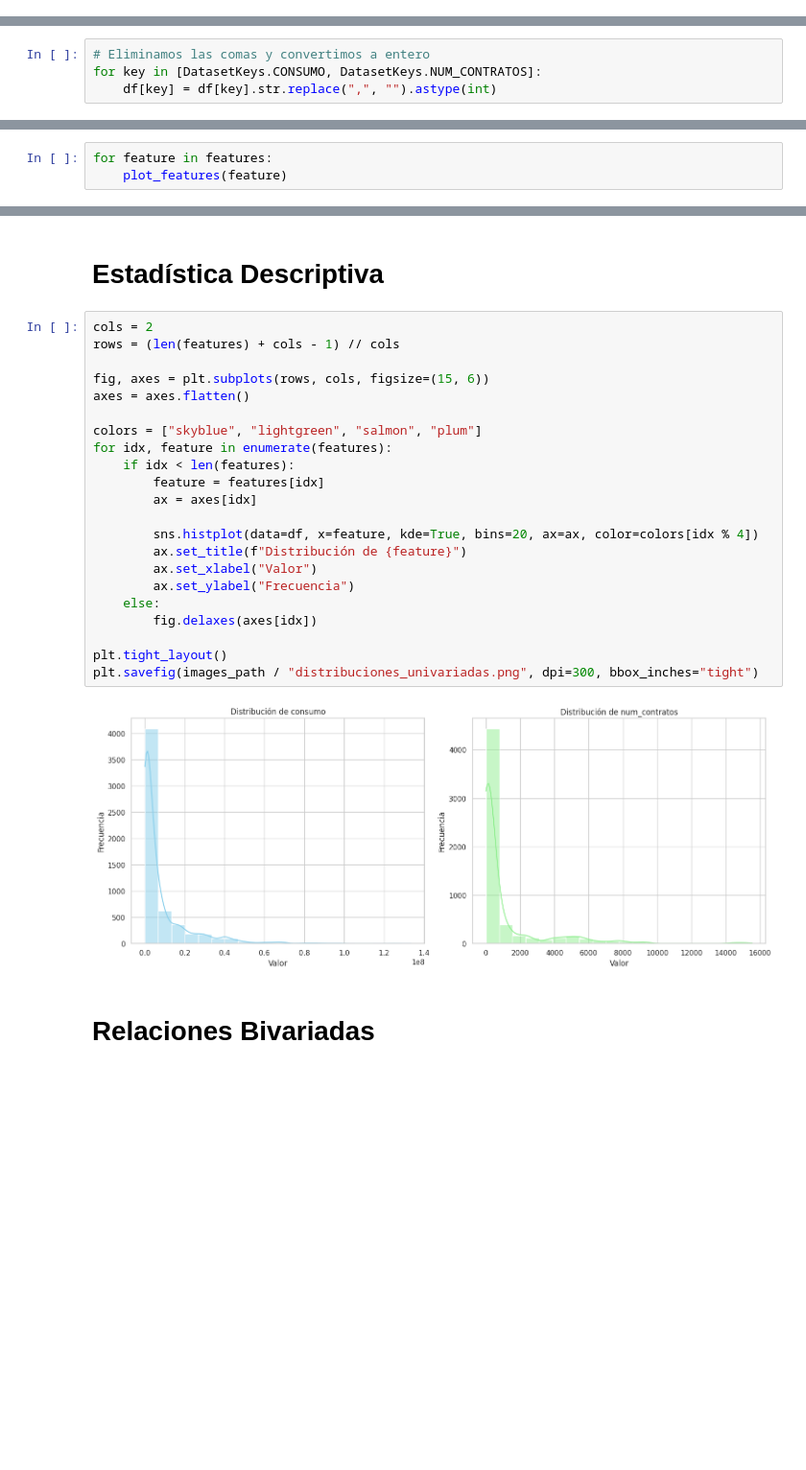
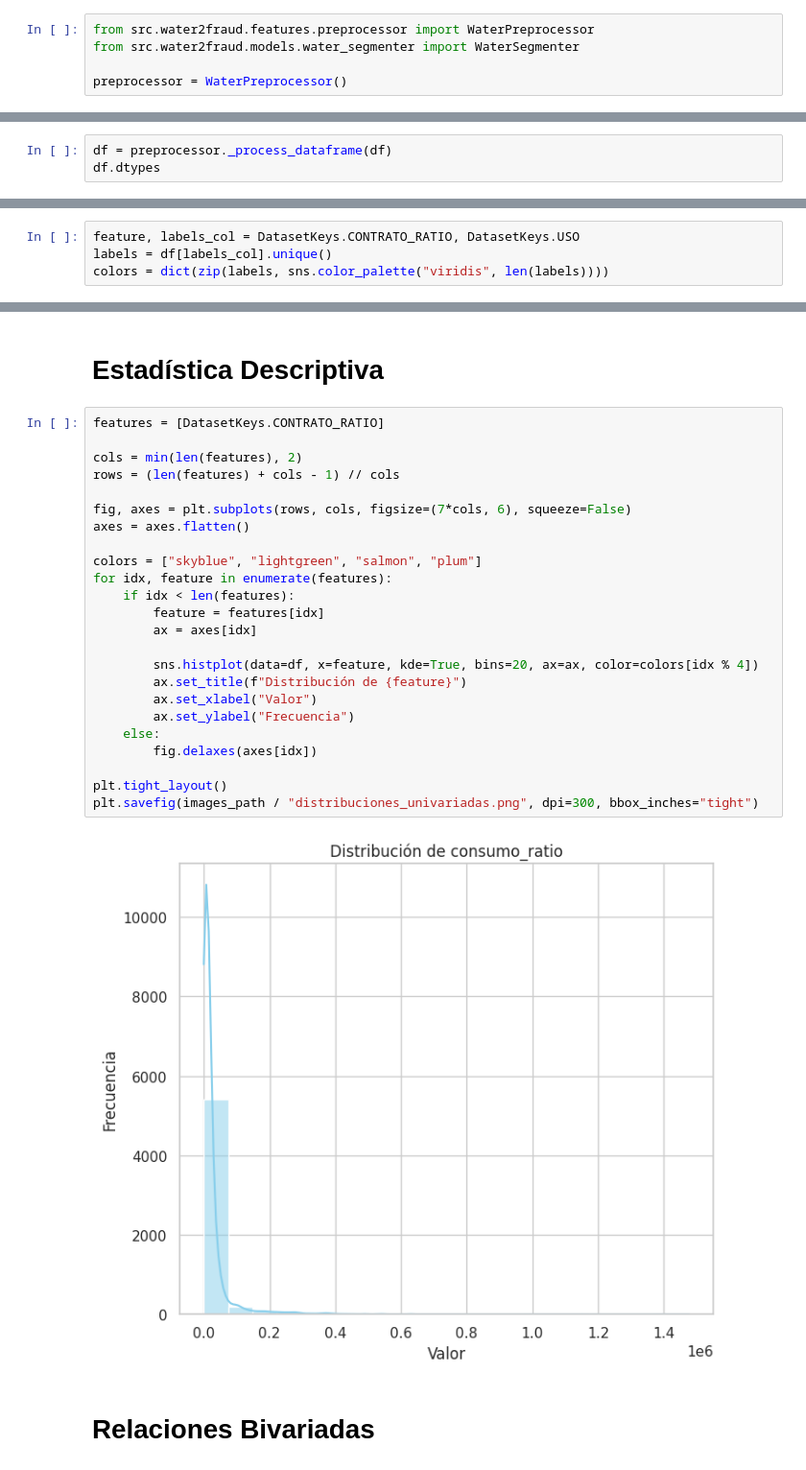
Before and after one commit to santvz6/Invictus, a Jupyter notebook: notebooks/AMAEM.ipynb, the cells around one changed output, grey strips where cells are left out. Shown at 96% size. Saved outputs shown, nothing was run; the diff lists cells and outputs as text; blank space fills up the shorter version.

```diff
--- a/notebooks/AMAEM.ipynb
+++ b/notebooks/AMAEM.ipynb
@@ -23,6 +23,11 @@ from sklearn.metrics import (
 sys.path.append(os.path.abspath(os.path.join("..")))
 from src.config import Paths
 from src.config import DatasetKeys
+# %%
+from src.water2fraud.features.preprocessor import WaterPreprocessor
+from src.water2fraud.models.water_segmenter import WaterSegmenter
+
+preprocessor = WaterPreprocessor()
 # %%
 seed = 80
 images_path = Path("./AMAEM")
@@ -126,6 +135,5 @@ df = df.dropna()
 # %% [markdown]
 # Conversión de datos
 # %%
-# Eliminamos las comas y convertimos a entero
-for key in [DatasetKeys.CONSUMO, DatasetKeys.NUM_CONTRATOS]:
-    df[key] = df[key].str.replace(",", "").astype(int)
+df = preprocessor._process_dataframe(df)
+df.dtypes
@@ -145 +168,5 @@ features = df.select_dtypes(include=["number"]).columns
+# %%
+feature, labels_col = DatasetKeys.CONTRATO_RATIO, DatasetKeys.USO
+labels = df[labels_col].unique()
+colors = dict(zip(labels, sns.color_palette("viridis", len(labels))))
 # %%
@@ -176,3 +229,0 @@ def plot_features(feature):
-# %%
-for feature in features:
-    plot_features(feature)
@@ -198,29 +314,31 @@ df.tail()
 # %% [markdown]
 # Estadística Descriptiva
 # %%
-cols = 2
+features = [DatasetKeys.CONTRATO_RATIO]
+
+cols = min(len(features), 2)
 rows = (len(features) + cols - 1) // cols
 
-fig, axes = plt.subplots(rows, cols, figsize=(15, 6))
+fig, axes = plt.subplots(rows, cols, figsize=(7*cols, 6), squeeze=False)
 axes = axes.flatten()
 
 colors = ["skyblue", "lightgreen", "salmon", "plum"]
 for idx, feature in enumerate(features):
     if idx < len(features):
         feature = features[idx]
         ax = axes[idx]
 
         sns.histplot(data=df, x=feature, kde=True, bins=20, ax=ax, color=colors[idx % 4])
         ax.set_title(f"Distribución de {feature}")
         ax.set_xlabel("Valor")
         ax.set_ylabel("Frecuencia")
     else:
         fig.delaxes(axes[idx])
 
 plt.tight_layout()
 plt.savefig(images_path / "distribuciones_univariadas.png", dpi=300, bbox_inches="tight")
 # %% [output]
-[figure, old version]
+[figure, new version]
 # %% [markdown]
 # Relaciones Bivariadas
 # %%
```
Also changed, not shown: parts of 23 cells of this notebook, 10 other files.
